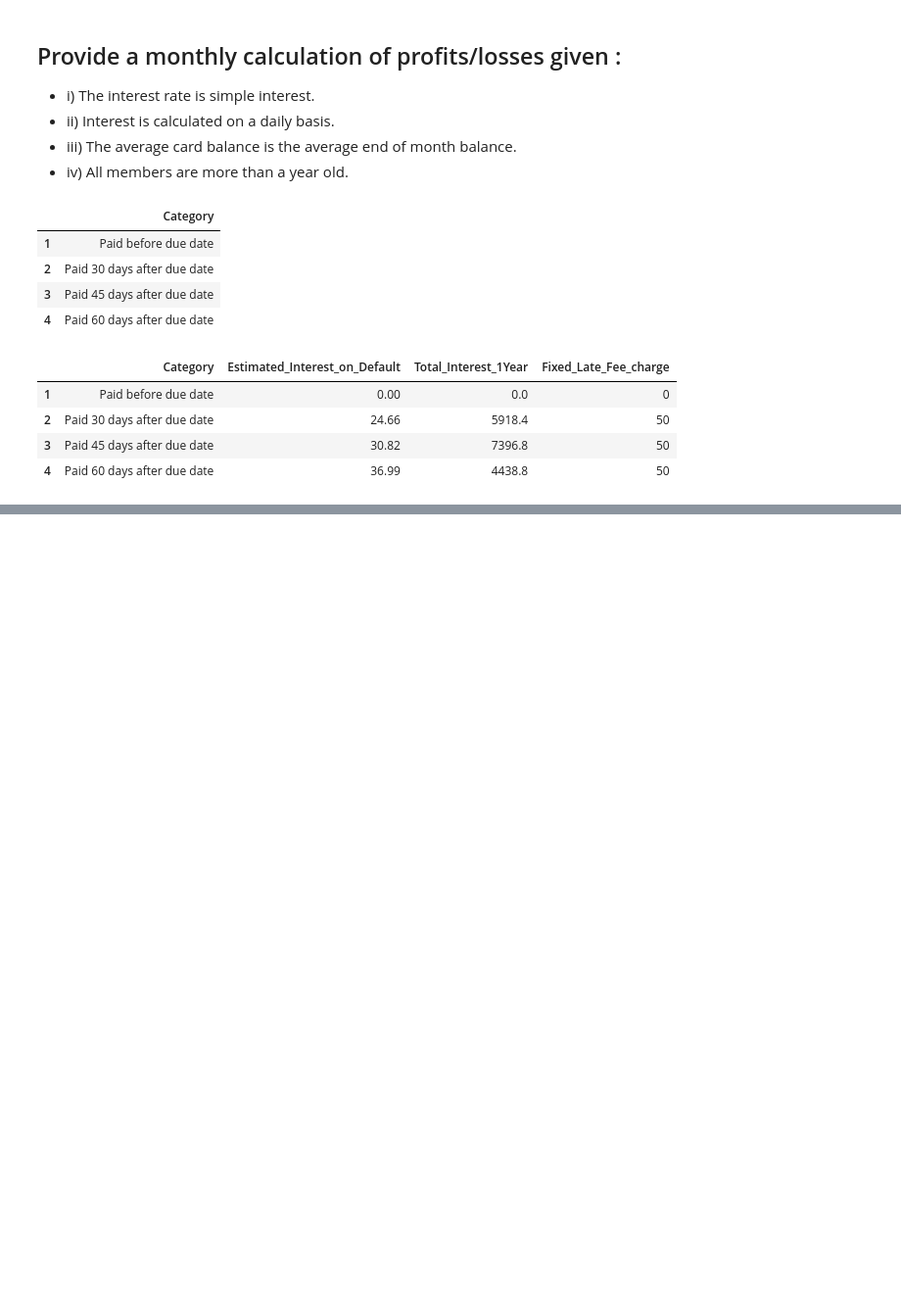
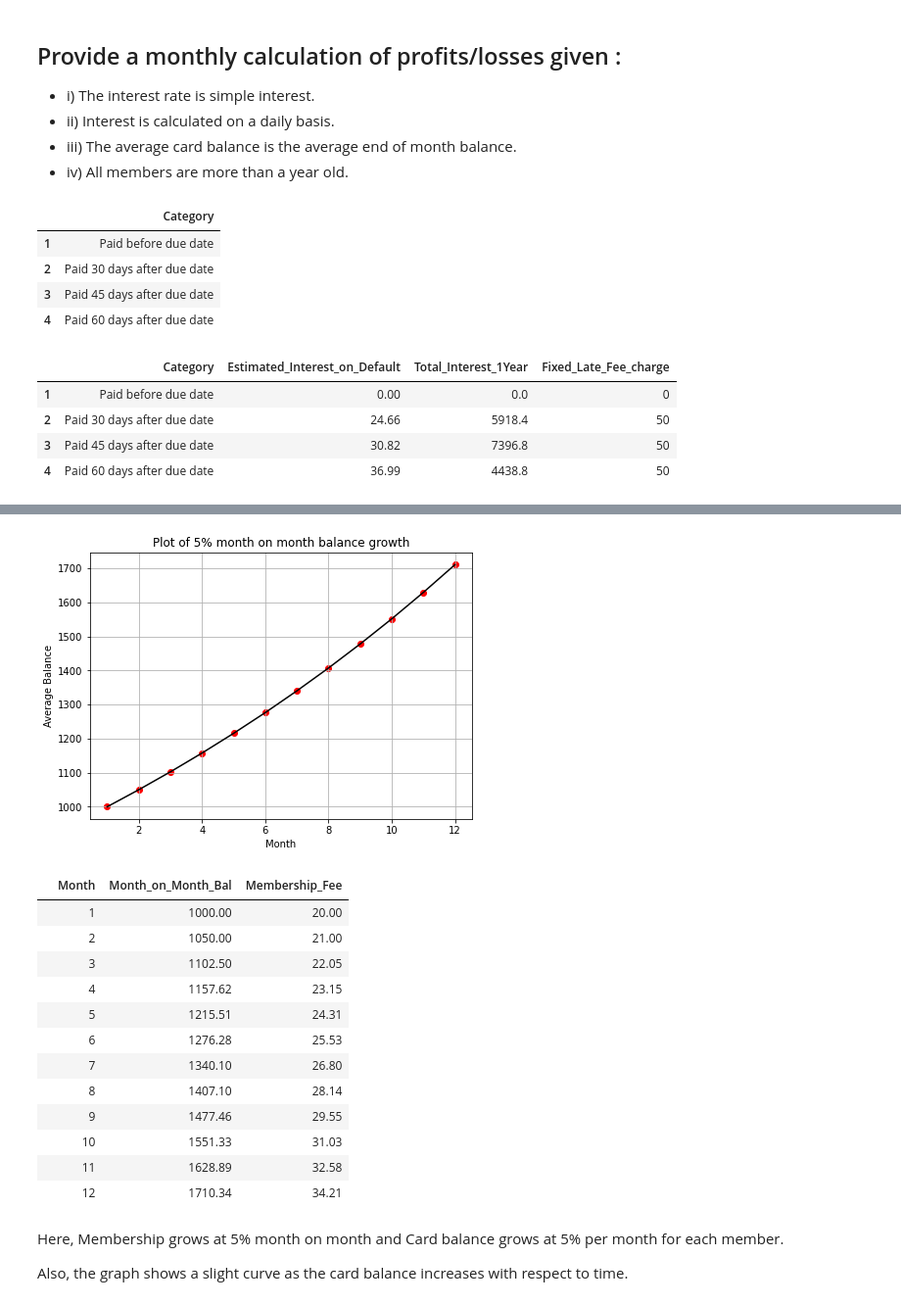
Before and after one commit to Ajkuch7/Maxmizing-profit-of-credit-card, a Jupyter notebook: Credit Card Company-checkpoint.ipynb, the cells around one changed output, grey strips where cells are left out. Shown at 98% size. Saved outputs shown, nothing was run; the diff lists cells and outputs as text; code cells hidden in the pictures; blank space fills up the shorter version.

```diff
--- a/Credit Card Company-checkpoint.ipynb
+++ b/Credit Card Company-checkpoint.ipynb
@@ -156,0 +183,46 @@ report
+# %%
+# Given parameters
+
+total_months=np.arange(1,13) # Month no. 1-12
+mem_fee=20 # Initial membership fee
+affil_fee=10 # Affiliation fee
+monthly_growth=0.05 # 5% month on month growth
+average_bal=1000 # Initial balance
+monthly_growth=0.05 # 5% month on month growth
+late_fee=50
+
+# calling the above functions
+
+per_month_fee=membership_calc(mem_fee,monthly_growth)
+bal_per_month=month_bal_calc(average_bal,monthly_growth)
+
+plt.figure(figsize=(7,5))
+plt.title('Plot of 5% month on month balance growth')
+plt.plot(total_months,bal_per_month,c='black')
+plt.scatter(total_months,bal_per_month,c='r')
+plt.xlabel('Month',fontsize=10)
+plt.ylabel('Average Balance',fontsize=10)
+plt.grid()
+plt.show()
+
+Data_Calc_scenario2=pd.DataFrame({'Month':total_months,'Month_on_Month_Bal':bal_per_month,'Membership_Fee':per_month_fee},index=[' ' for index in total_months]).round(2)
+Data_Calc_scenario2
+# %% [output]
+[figure, added]
+|  | Month | Month_on_Month_Bal | Membership_Fee |
+|  | 1 | 1000.00 | 20.00 |
+|  | 2 | 1050.00 | 21.00 |
+|  | 3 | 1102.50 | 22.05 |
+|  | 4 | 1157.62 | 23.15 |
+|  | 5 | 1215.51 | 24.31 |
+|  | 6 | 1276.28 | 25.53 |
+|  | 7 | 1340.10 | 26.80 |
+|  | 8 | 1407.10 | 28.14 |
+|  | 9 | 1477.46 | 29.55 |
+|  | 10 | 1551.33 | 31.03 |
+|  | 11 | 1628.89 | 32.58 |
+|  | 12 | 1710.34 | 34.21 |
+# %% [markdown]
+Here, Membership grows at 5% month on month and Card balance grows at 5% per month for each member.
+
+Also, the graph shows a slight curve as the card balance increases with respect to time.
```
Also changed, not shown: parts of 10 cells of this notebook.
